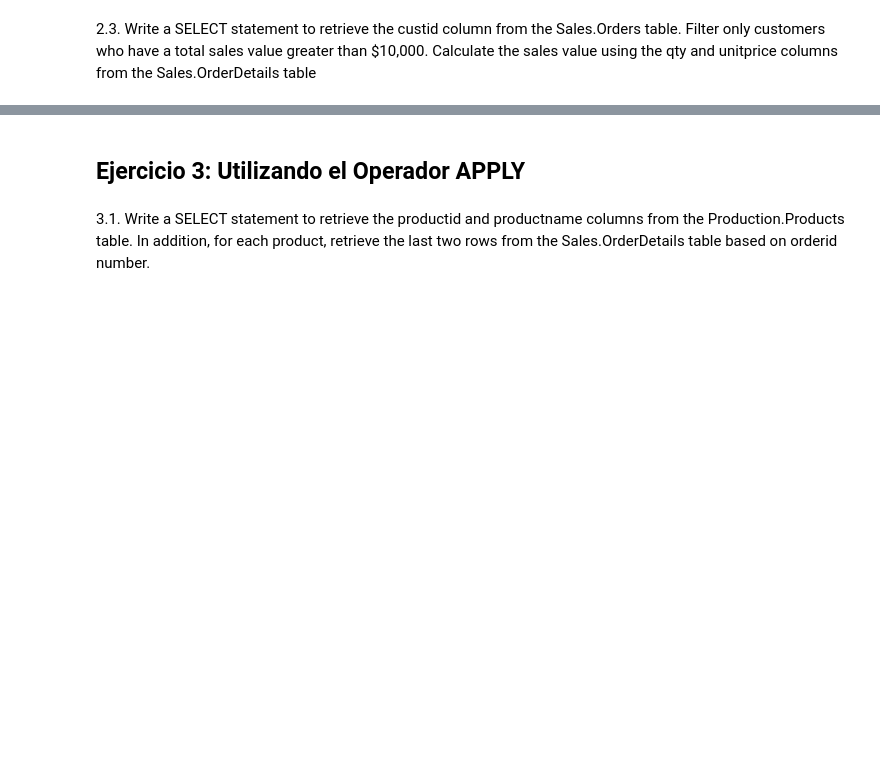
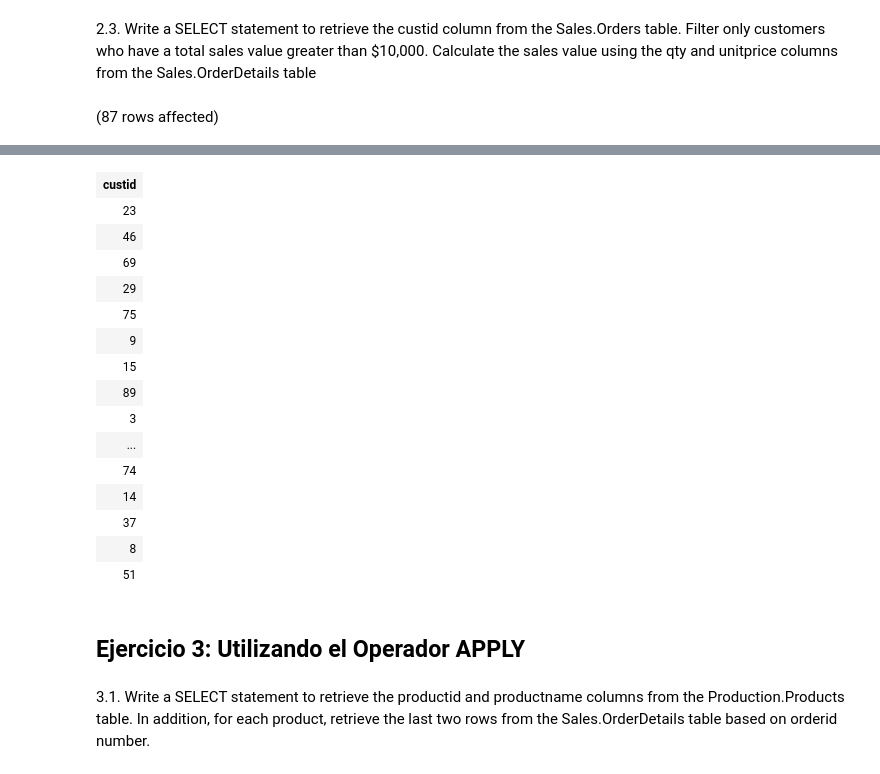
Before and after one commit to FranH20/LaboratorioBDII_02, a Jupyter notebook: Laboratorio N° 02.ipynb, the cells around one changed output, grey strips where cells are left out. Saved outputs shown, nothing was run; the diff lists cells and outputs as text; code cells hidden in the pictures; blank space fills up the shorter version.

```diff
--- a/Laboratorio N° 02.ipynb
+++ b/Laboratorio N° 02.ipynb
@@ -84,2 +158,14 @@ Total execution time: 00:00:00.014
 # %% [markdown]
 2.3. Write a SELECT statement to retrieve the custid column from the Sales.Orders table. Filter only customers who have a total sales value greater than $10,000. Calculate the sales value using the qty and unitprice columns from the Sales.OrderDetails table
+# %%
+SELECT P.custid
+FROM
+(
+SELECT
+	T.custid, sum(qty*val) as Sales_Amount
+FROM Sales.OrderValues AS C INNER JOIN Sales.Orders AS T ON T.custid = C.custid
+GROUP BY T.custid
+) AS P
+WHERE P.Sales_Amount > 10000
+# %% [output]
+(87 rows affected)
@@ -86,3 +173,19 @@ Total execution time: 00:00:00.014
+| custid |
+| 23 |
+| 46 |
+| 69 |
+| 29 |
+| 75 |
+| 9 |
+| 15 |
+| 89 |
+| 3 |
+| ... |
+| 74 |
+| 14 |
+| 37 |
+| 8 |
+| 51 |
 # %% [markdown]
 <h2>Ejercicio 3: Utilizando el Operador APPLY
 # %% [markdown]
```
Also changed, not shown: parts of 7 cells of this notebook.
